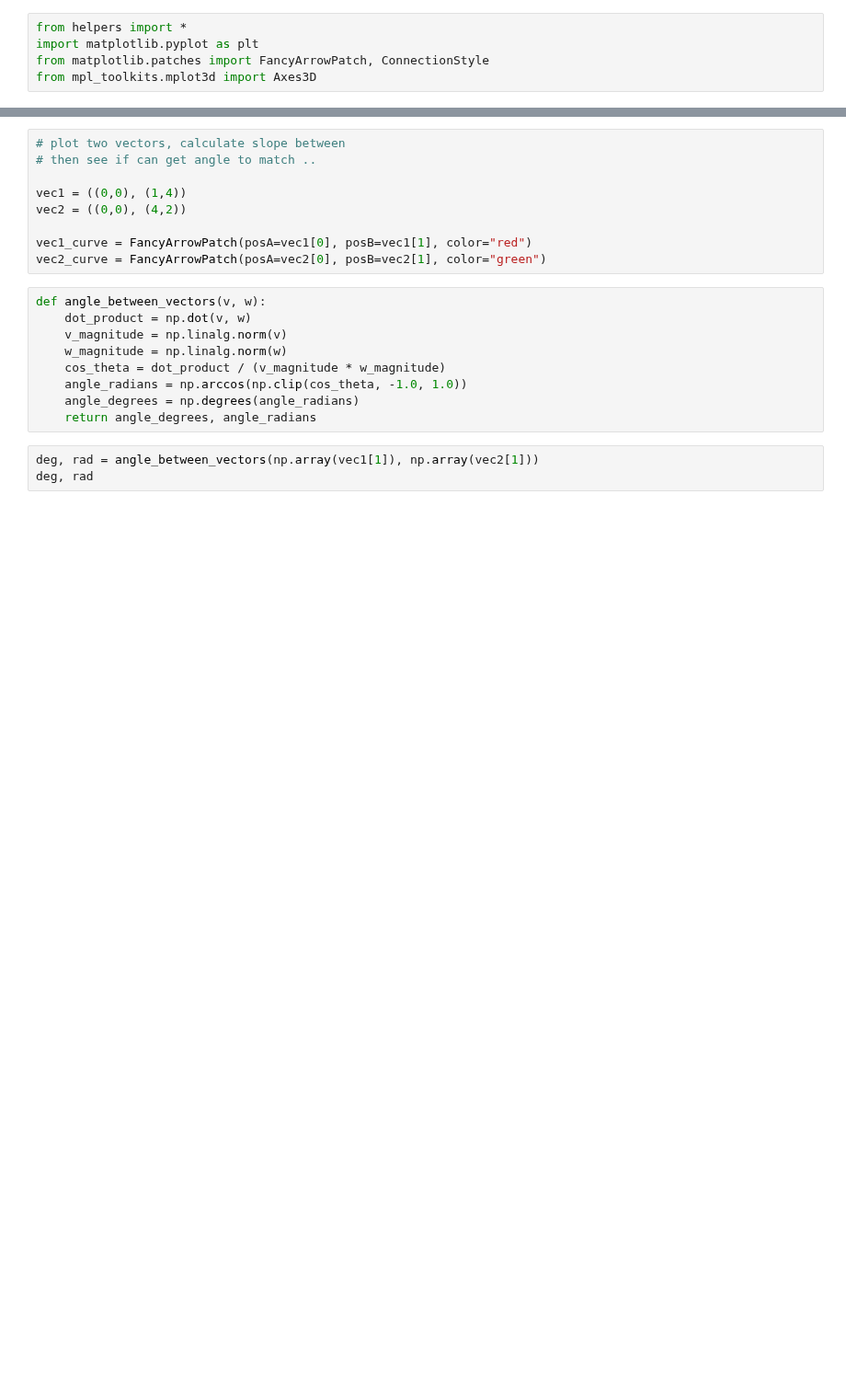
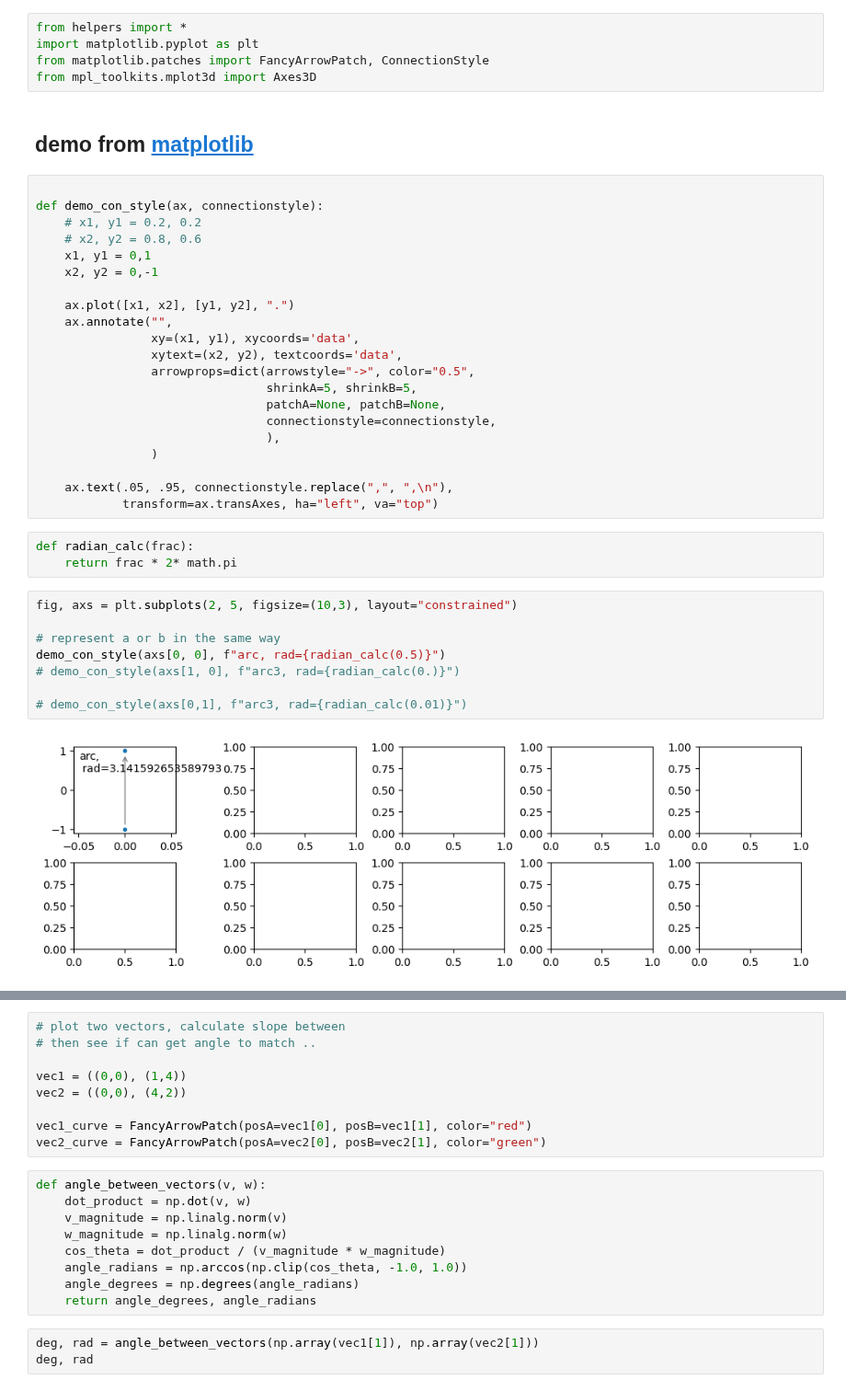
Before and after one commit to juliet29/bisht2022, a Jupyter notebook: test21_curved_edges.ipynb, the cells around one changed output, grey strips where cells are left out. Shown at 92% size. Saved outputs shown, nothing was run; the diff lists cells and outputs as text; blank space fills up the shorter version.

```diff
--- a/test21_curved_edges.ipynb
+++ b/test21_curved_edges.ipynb
@@ -3,3 +3,39 @@ from helpers import *
 import matplotlib.pyplot as plt
 from matplotlib.patches import FancyArrowPatch, ConnectionStyle
 from mpl_toolkits.mplot3d import Axes3D
+# %% [markdown]
+## demo from [matplotlib](https://matplotlib.org/stable/gallery/userdemo/connectionstyle_demo.html)
+# %%
+
+def demo_con_style(ax, connectionstyle):
+    # x1, y1 = 0.2, 0.2
+    # x2, y2 = 0.8, 0.6
+    x1, y1 = 0,1
+    x2, y2 = 0,-1
+
+    ax.plot([x1, x2], [y1, y2], ".")
+    ax.annotate("",
+                xy=(x1, y1), xycoords='data',
+                xytext=(x2, y2), textcoords='data',
+                arrowprops=dict(arrowstyle="->", color="0.5",
+                                shrinkA=5, shrinkB=5,
+                                patchA=None, patchB=None,
+                                connectionstyle=connectionstyle,
+                                ),
+                )
+
+    ax.text(.05, .95, connectionstyle.replace(",", ",\n"),
+            transform=ax.transAxes, ha="left", va="top")
+# %%
+def radian_calc(frac):
+    return frac * 2* math.pi
+# %%
+fig, axs = plt.subplots(2, 5, figsize=(10,3), layout="constrained")
+
+# represent a or b in the same way
+demo_con_style(axs[0, 0], f"arc, rad={radian_calc(0.5)}")
+# demo_con_style(axs[1, 0], f"arc3, rad={radian_calc(0.)}")
+
+# demo_con_style(axs[0,1], f"arc3, rad={radian_calc(0.01)}")
+# %% [output]
+[figure, added]
```
Also changed, not shown: parts of 3 cells of this notebook, 4 other files.
